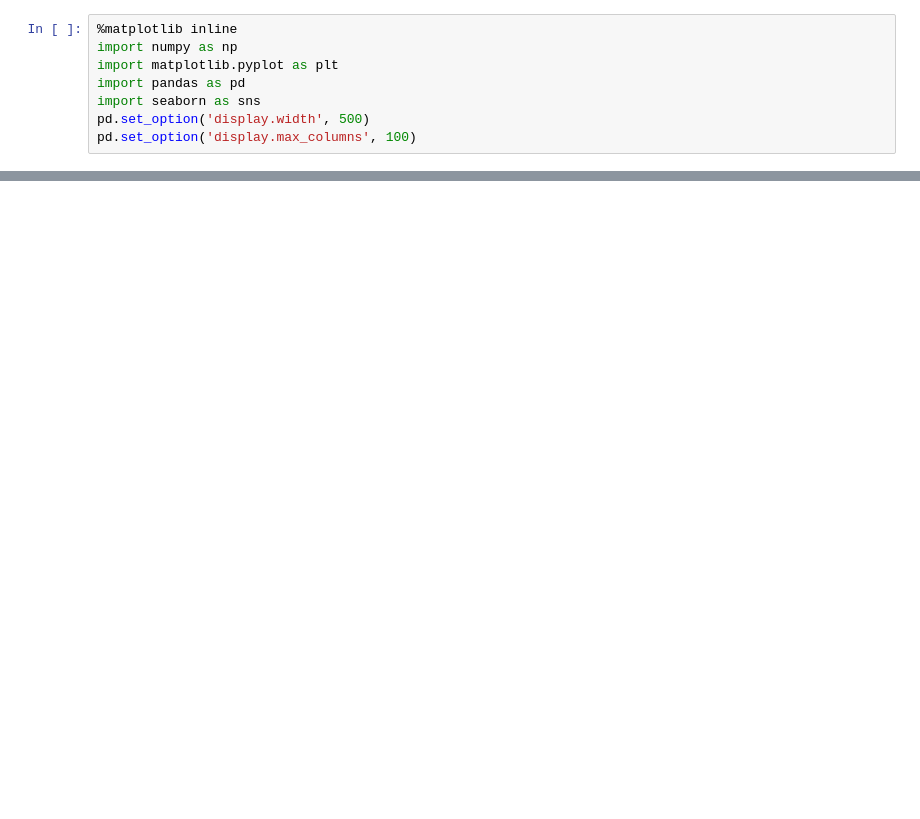
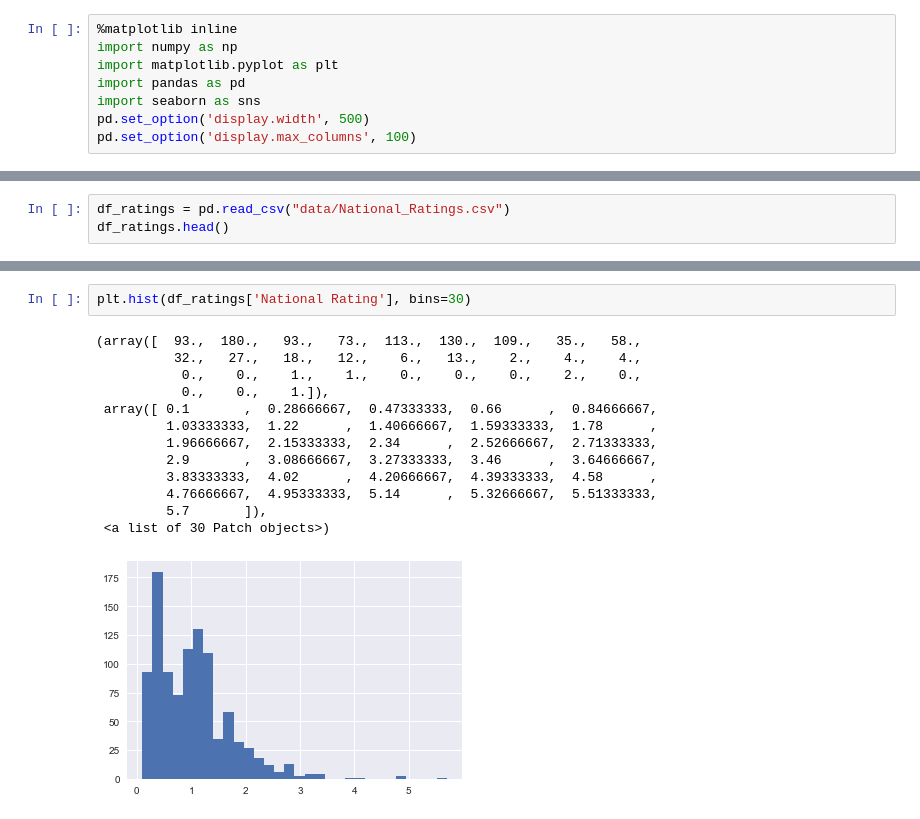
Before and after one commit to leohentschker/nbahack, a Jupyter notebook: Creating EV.ipynb, the cells around one changed output, grey strips where cells are left out. Drawn from its saved outputs; the diff is of its cells as text; blank space fills up the shorter version.

```diff
--- a/Creating EV.ipynb
+++ b/Creating EV.ipynb
@@ -39,0 +70,3 @@ df_DMA.head()
+# %%
+df_ratings = pd.read_csv("data/National_Ratings.csv")
+df_ratings.head()
@@ -39,0 +80,16 @@ df_DMA.head()
+# %%
+plt.hist(df_ratings['National Rating'], bins=30)
+# %% [output]
+(array([  93.,  180.,   93.,   73.,  113.,  130.,  109.,   35.,   58.,
+          32.,   27.,   18.,   12.,    6.,   13.,    2.,    4.,    4.,
+           0.,    0.,    1.,    1.,    0.,    0.,    0.,    2.,    0.,
+           0.,    0.,    1.]),
+ array([ 0.1       ,  0.28666667,  0.47333333,  0.66      ,  0.84666667,
+         1.03333333,  1.22      ,  1.40666667,  1.59333333,  1.78      ,
+         1.96666667,  2.15333333,  2.34      ,  2.52666667,  2.71333333,
+         2.9       ,  3.08666667,  3.27333333,  3.46      ,  3.64666667,
+         3.83333333,  4.02      ,  4.20666667,  4.39333333,  4.58      ,
+         4.76666667,  4.95333333,  5.14      ,  5.32666667,  5.51333333,
+         5.7       ]),
+ <a list of 30 Patch objects>)
+[figure, added]
```
Also changed, not shown: parts of 15 cells of this notebook, 3 other files.
